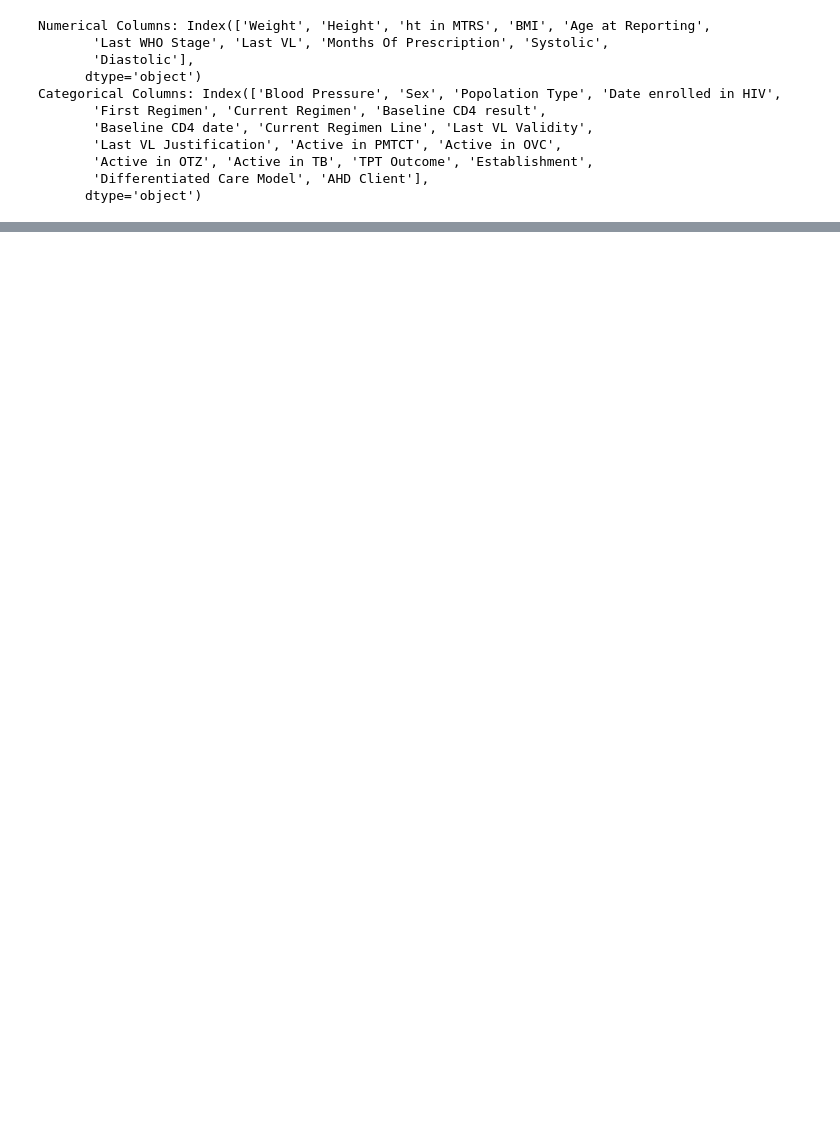
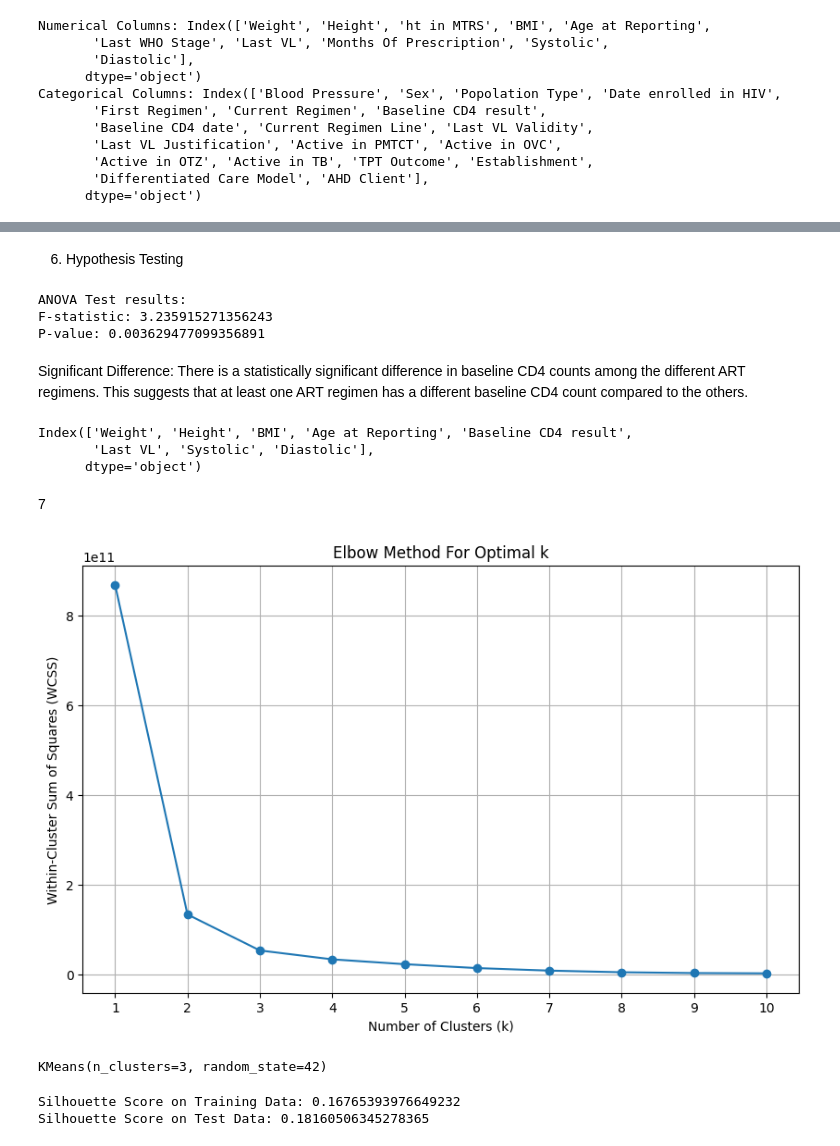
Before and after one commit to Joanmei/Engage-Project, a Jupyter notebook: Karatina_project_using_k_means.ipynb, the cells around one changed output, grey strips where cells are left out. Drawn from its saved outputs; the diff is of its cells as text; code cells hidden in the pictures; blank space fills up the shorter version.

```diff
--- a/Karatina_project_using_k_means.ipynb
+++ b/Karatina_project_using_k_means.ipynb
@@ -186,0 +353,61 @@ ValueError: could not convert string to float: '>200'
+# %% [markdown]
+6.	Hypothesis Testing
+# %%
+
+
+# Group the data by ART regimen and extract baseline CD4 counts
+groups = df.groupby('Current Regimen')['Baseline CD4 result'].apply(list)
+
+# Perform the ANOVA test
+f_statistic, p_value_anova = stats.f_oneway(*groups)
+
+# Print the results
+print(f"ANOVA Test results:\nF-statistic: {f_statistic}\nP-value: {p_value_anova}")
+# %% [output]
+ANOVA Test results:
+F-statistic: 3.235915271356243
+P-value: 0.003629477099356891
+# %% [markdown]
+Significant Difference: There is a statistically significant difference in baseline CD4 counts among the different ART regimens. This suggests that at least one ART regimen has a different baseline CD4 count compared to the others.
+# %%
+print(selected_features.columns)
+# %% [output]
+Index(['Weight', 'Height', 'BMI', 'Age at Reporting', 'Baseline CD4 result',
+       'Last VL', 'Systolic', 'Diastolic'],
+      dtype='object')
+# %% [markdown]
+7
+# %%
+#7
+
+
+# Select features for clustering (replace these with the relevant columns from your dataset)
+selected_features = df[[
+    'Weight', 'Height','BMI', 'Age at Reporting',
+    'Baseline CD4 result', 'Last VL', 'Systolic', 'Diastolic'
+    # Removed categorical features
+]]
+
+# List to hold WCSS values
+wcss = []
+
+# Range of cluster values to try
+k_values = range(1, 11)
+
+# Calculate WCSS for each k
+for k in k_values:
+    kmeans = KMeans(n_clusters=k, random_state=42)
+    kmeans.fit(selected_features)
+    wcss.append(kmeans.inertia_)  # WCSS is stored in inertia_
+
+# Plotting the Elbow Curve
+plt.figure(figsize=(10, 6))
+plt.plot(k_values, wcss, marker='o')
+plt.title('Elbow Method For Optimal k')
+plt.xlabel('Number of Clusters (k)')
+plt.ylabel('Within-Cluster Sum of Squares (WCSS)')
+plt.xticks(k_values)
+plt.grid()
+plt.show()
+# %% [output]
+[figure, added]
@@ -186,0 +434,6 @@ ValueError: could not convert string to float: '>200'
+# %%
+# Train the KMeans model on the training set
+kmeans = KMeans(n_clusters=3, init='k-means++', random_state=42)
+kmeans.fit(X_train_scaled)
+# %% [output]
+KMeans(n_clusters=3, random_state=42)
@@ -186,0 +444,12 @@ ValueError: could not convert string to float: '>200'
+# %%
+from sklearn.metrics import silhouette_score
+
+# Assess the clustering performance using Silhouette Score on both train and test data
+train_silhouette = silhouette_score(X_train_scaled, train_labels)
+test_silhouette = silhouette_score(X_test_scaled, test_labels)
+
+print(f"Silhouette Score on Training Data: {train_silhouette}")
+print(f"Silhouette Score on Test Data: {test_silhouette}")
+# %% [output]
+Silhouette Score on Training Data: 0.16765393976649232
+Silhouette Score on Test Data: 0.18160506345278365
```
Also changed, not shown: parts of 40 cells of this notebook.
